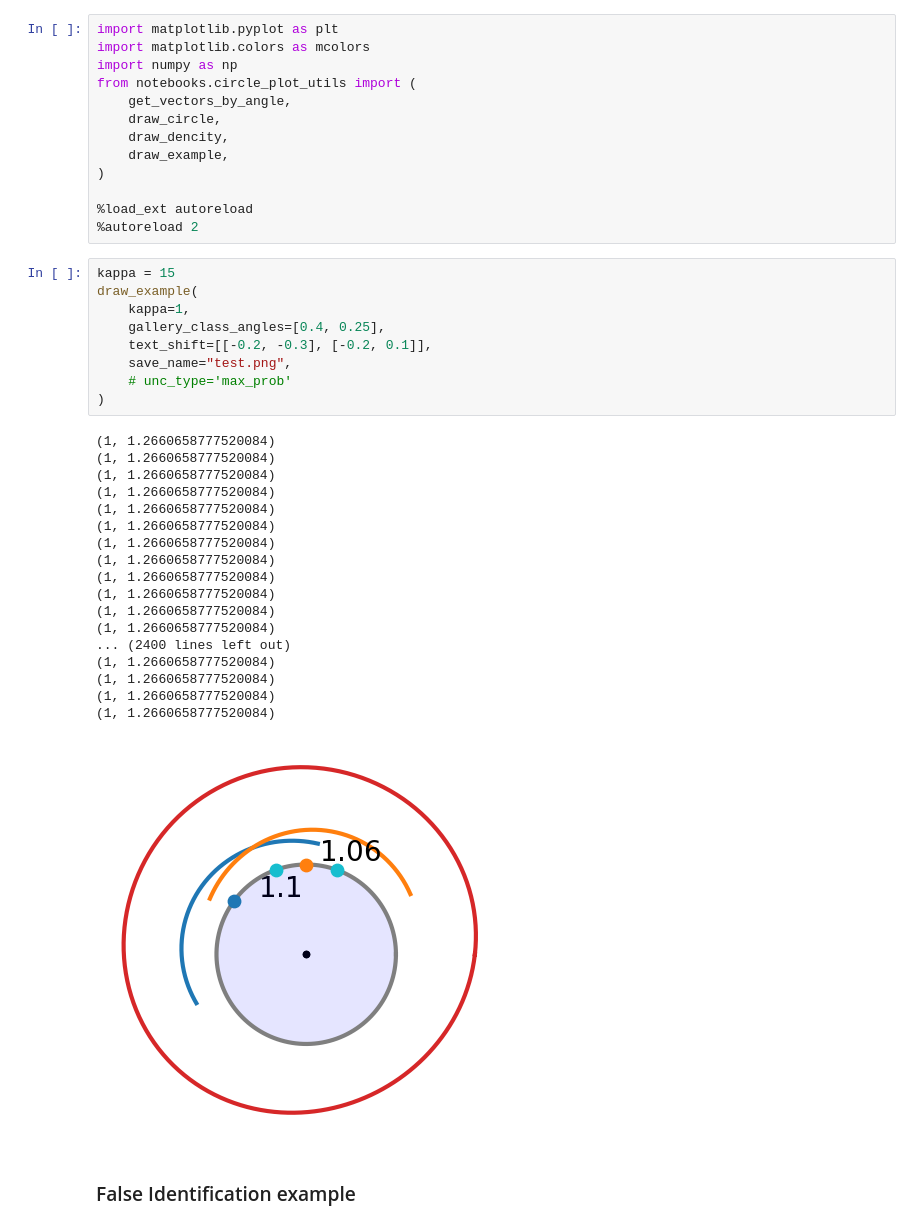
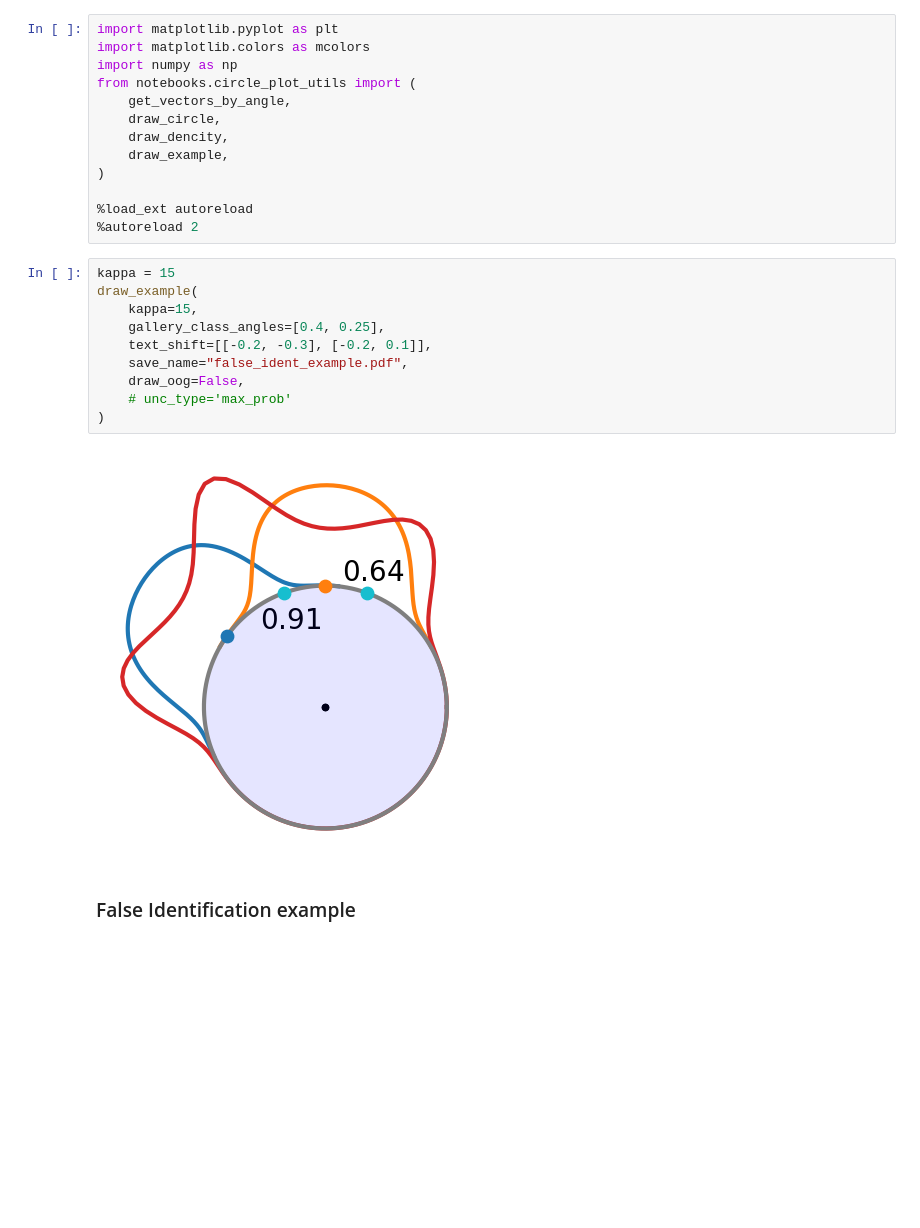
Before and after one commit to Leonid-Erlygin/text_uncertainty, a Jupyter notebook: notebooks/paper_method_plot.ipynb, the cells around one changed output. Cells and saved outputs as stored; diff of their text form; blank space fills up the shorter version.

```diff
--- a/notebooks/paper_method_plot.ipynb
+++ b/notebooks/paper_method_plot.ipynb
@@ -23,31 +23,15 @@ from notebooks.circle_plot_utils import (
 # %%
 kappa = 15
 draw_example(
-    kappa=1,
+    kappa=15,
     gallery_class_angles=[0.4, 0.25],
     text_shift=[[-0.2, -0.3], [-0.2, 0.1]],
-    save_name="test.png",
+    save_name="false_ident_example.pdf",
+    draw_oog=False,
     # unc_type='max_prob'
 )
 # %% [output]
-(1, 1.2660658777520084)
-(1, 1.2660658777520084)
-(1, 1.2660658777520084)
-(1, 1.2660658777520084)
-(1, 1.2660658777520084)
-(1, 1.2660658777520084)
-(1, 1.2660658777520084)
-(1, 1.2660658777520084)
-(1, 1.2660658777520084)
-(1, 1.2660658777520084)
-(1, 1.2660658777520084)
-(1, 1.2660658777520084)
-... (2400 lines left out)
-(1, 1.2660658777520084)
-(1, 1.2660658777520084)
-(1, 1.2660658777520084)
-(1, 1.2660658777520084)
-[figure, old version]
+[figure, new version]
 # %% [markdown]
 ### False Identification example
 # %%
```
Also changed, not shown: 8 other files.
